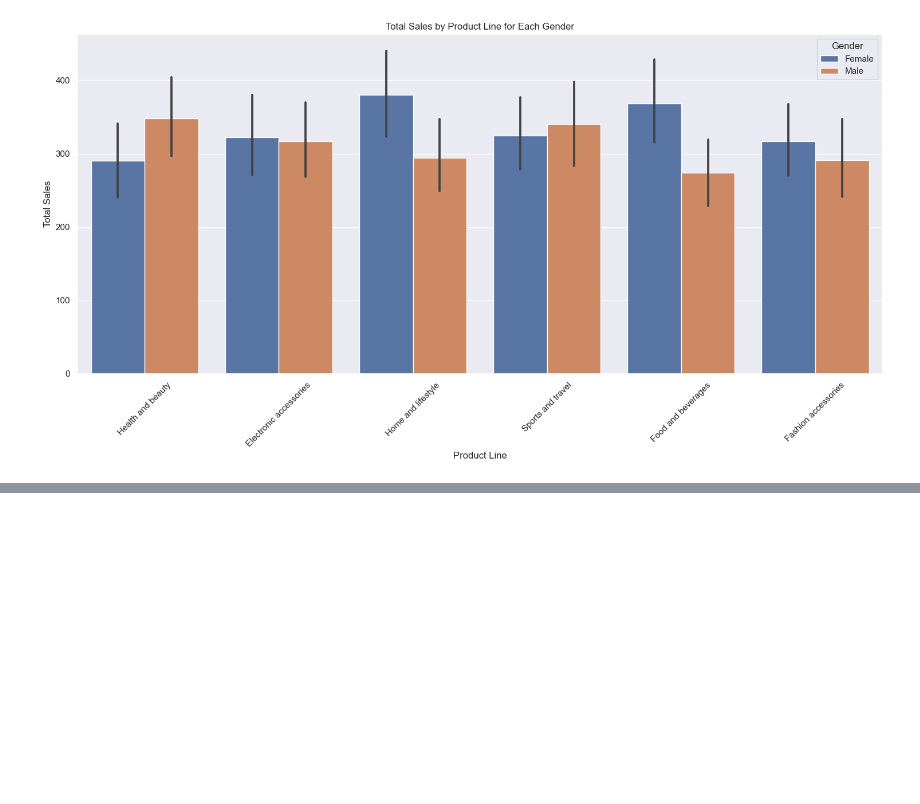
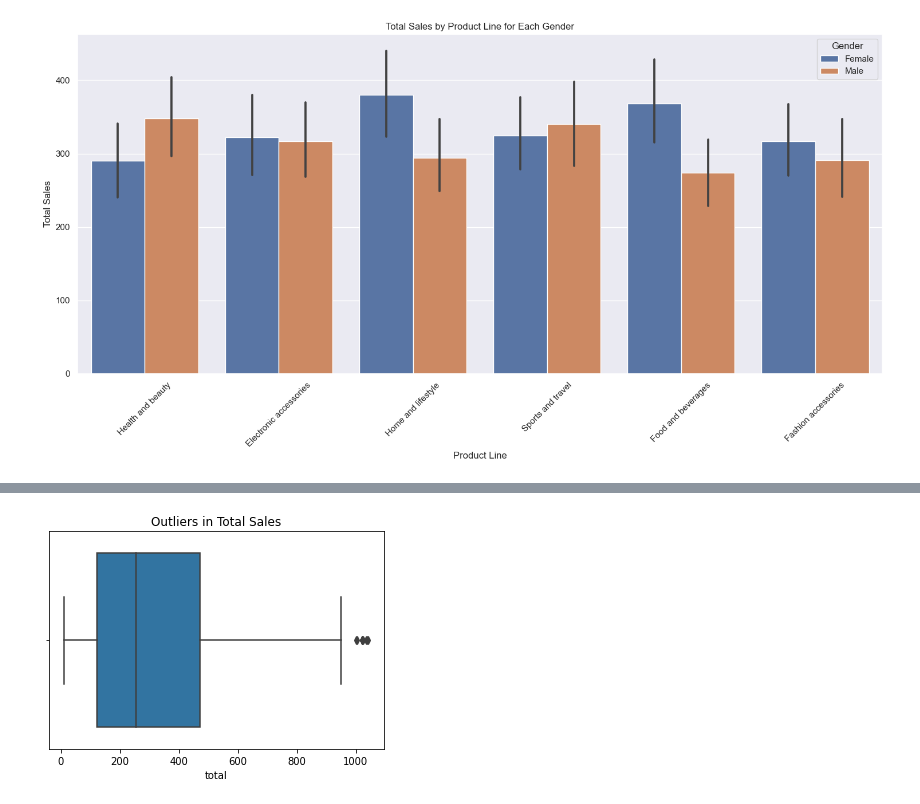
Before and after one commit to andrescab/Walmart-Sales-Trends, a Jupyter notebook: Walmart_1.ipynb, the cells around one changed output, grey strips where cells are left out. Cells and saved outputs as stored; diff of their text form; code cells hidden in the pictures; blank space fills up the shorter version.

```diff
--- a/Walmart_1.ipynb
+++ b/Walmart_1.ipynb
@@ -196,0 +255,7 @@ plt.show()
+# %%
+# Detecting outliers in total sales
+sns.boxplot(x=W_df['total'])
+plt.title('Outliers in Total Sales')
+plt.show()
+# %% [output]
+[figure, added]
```
Also changed, not shown: parts of 11 cells of this notebook.
